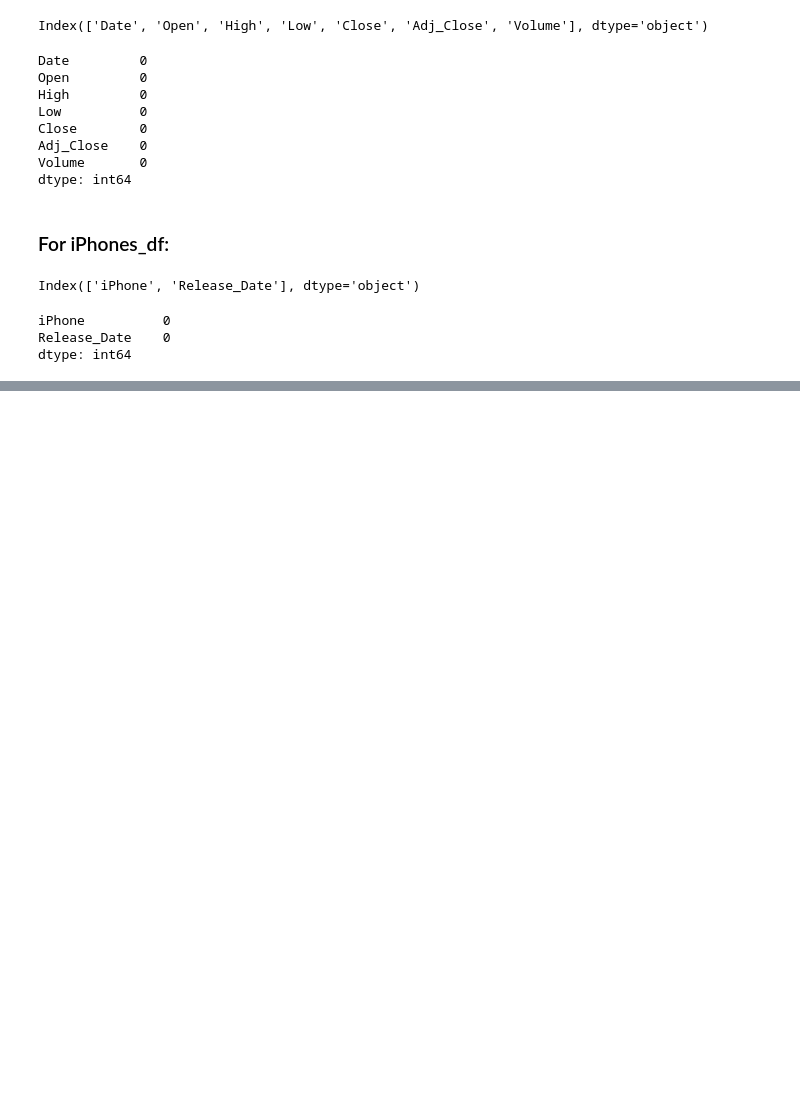
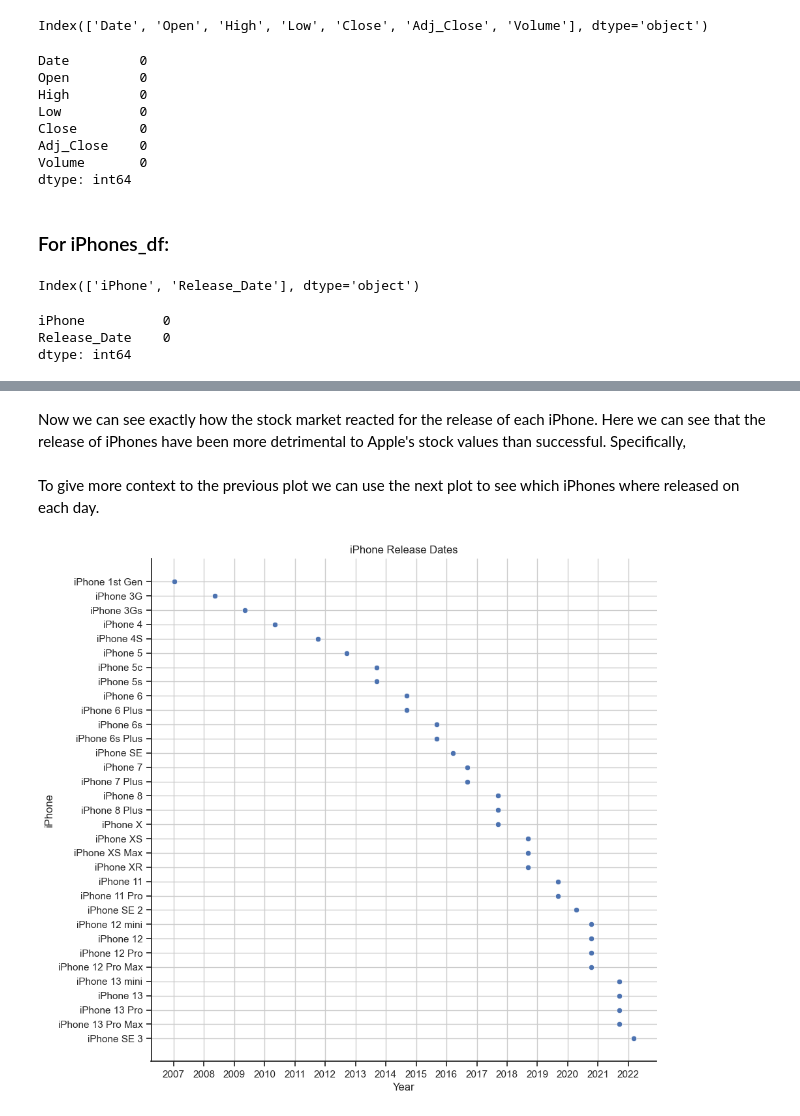
Before and after one commit to ubco-W2022T2-data301/project-group-group11, a Jupyter notebook: analysis/analysis1.ipynb, the cells around one changed output, grey strips where cells are left out. Drawn from its saved outputs; the diff is of its cells as text; code cells hidden in the pictures; blank space fills up the shorter version.

```diff
--- a/analysis/analysis1.ipynb
+++ b/analysis/analysis1.ipynb
@@ -287,0 +225,21 @@ for iPhone_model in iPhone_order:
+# %% [markdown]
+Now we can see exactly how the stock market reacted for the release of each iPhone. Here we can see that the release of iPhones have been more detrimental to Apple's stock values than successful. Specifically,
+# %% [markdown]
+To give more context to the previous plot we can use the next plot to see which iPhones where released on each day.
+# %%
+plt.figure(figsize=(10, 10))
+sns.scatterplot(x='Date', y='iPhone', data=merged_df.dropna())
+
+plt.xlabel("Year")
+plt.ylabel("iPhone")
+plt.title("iPhone Release Dates")
+
+years = YearLocator()
+formatter = DateFormatter('%Y')
+plt.gca().xaxis.set_major_locator(years)
+plt.gca().xaxis.set_major_formatter(formatter)
+
+plt.grid(True)
+plt.show()
+# %% [output]
+[figure, added]
```
Also changed, not shown: parts of 43 cells of this notebook.
